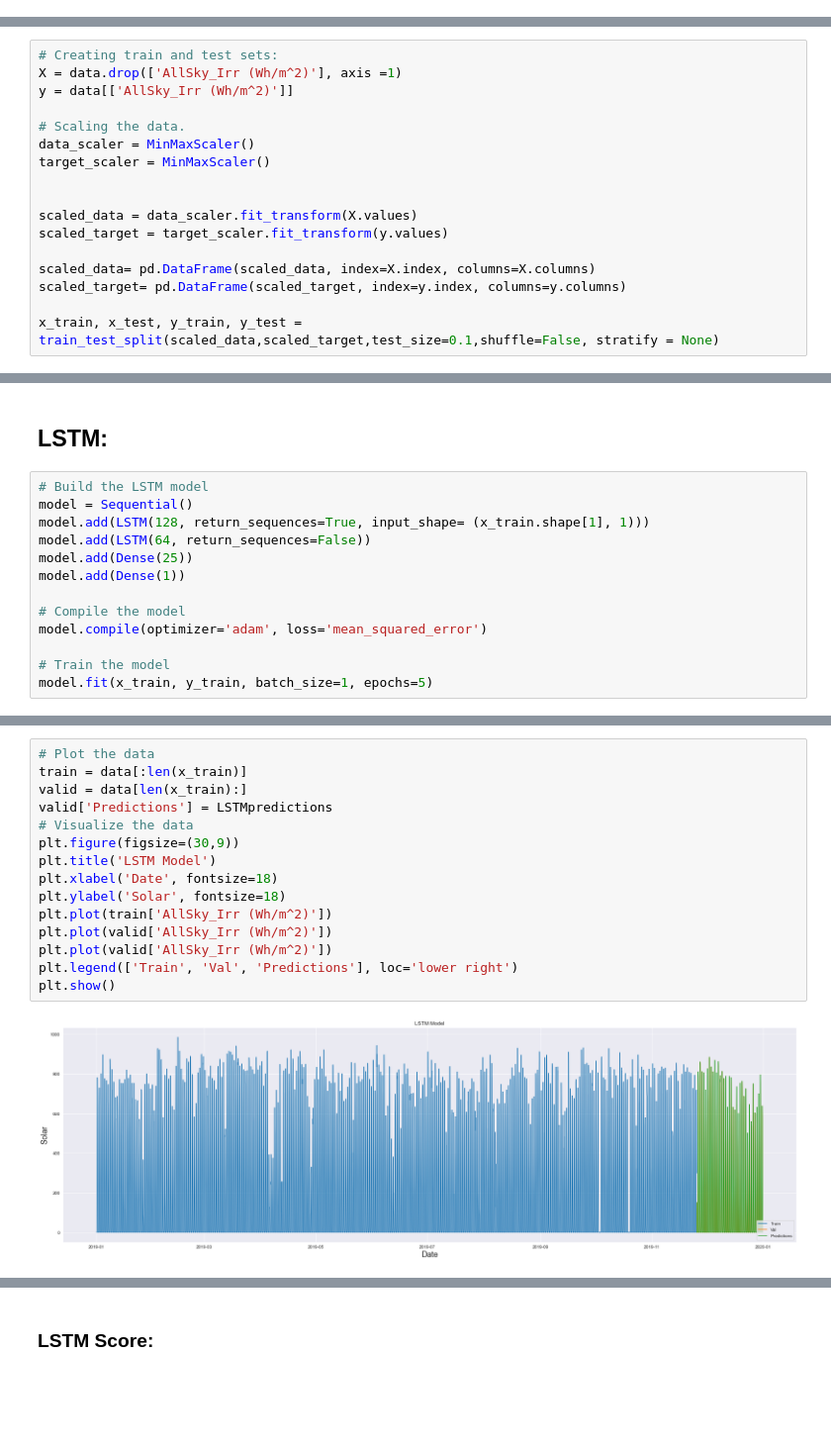
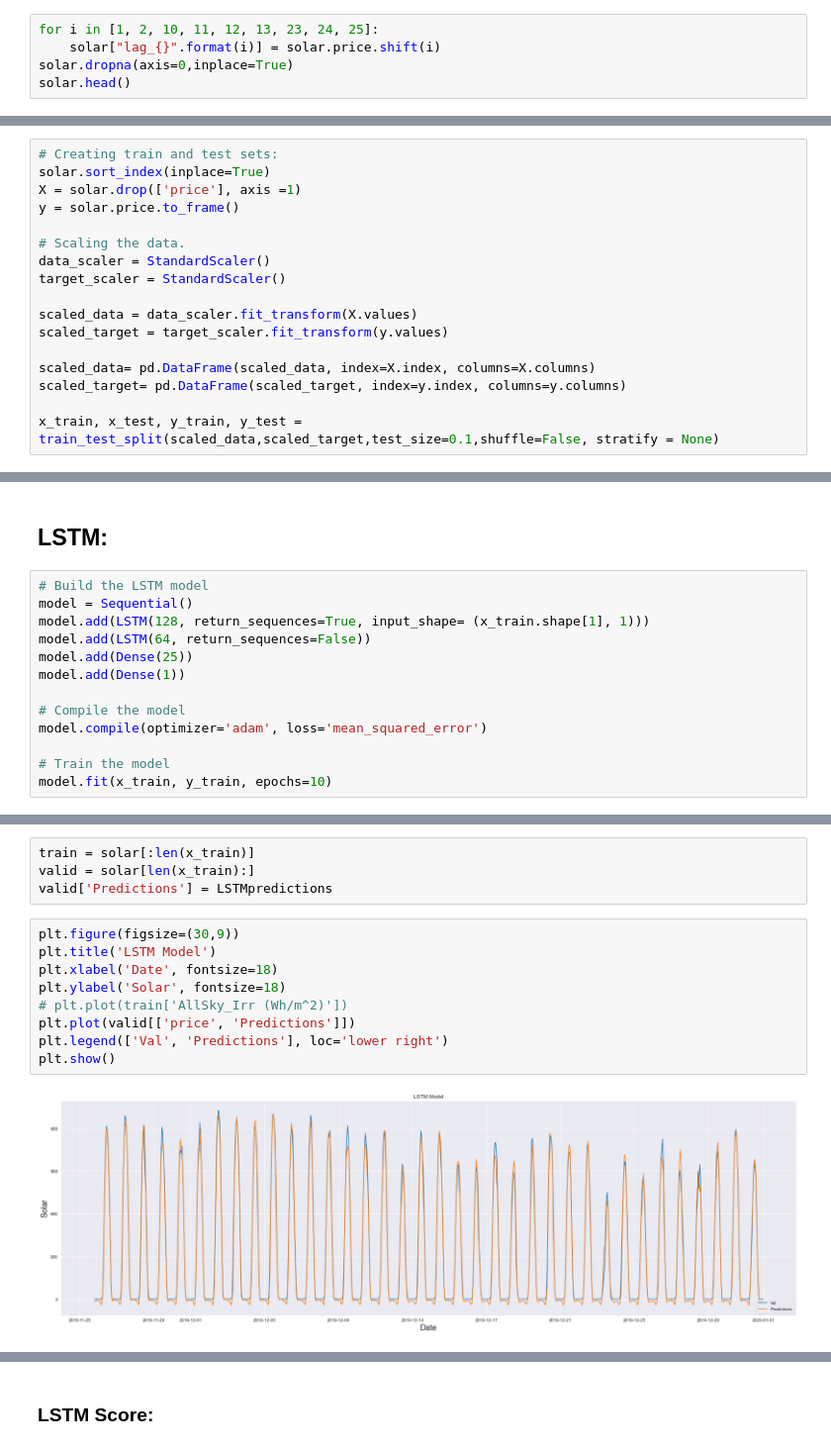
Before and after one commit to mohamed1249/Upwork-Projects, a Jupyter notebook: JS/Project - Copy.ipynb, the cells around one changed output, grey strips where cells are left out. Shown at 99% size. Cells and saved outputs as stored; diff of their text form; blank space fills up the shorter version.

```diff
--- a/JS/Project - Copy.ipynb
+++ b/JS/Project - Copy.ipynb
@@ -126,0 +178,5 @@ memory usage: 1.2 MB
+# %%
+for i in [1, 2, 10, 11, 12, 13, 23, 24, 25]:
+    solar["lag_{}".format(i)] = solar.price.shift(i)
+solar.dropna(axis=0,inplace=True)
+solar.head()
@@ -138,12 +202,12 @@ sns.heatmap(data.corr(), annot=True, cmap="YlOrRd", linewidths=0.1, annot_kws={"
 # %%
 # Creating train and test sets:
-X = data.drop(['AllSky_Irr (Wh/m^2)'], axis =1)
-y = data[['AllSky_Irr (Wh/m^2)']]
+solar.sort_index(inplace=True)
+X = solar.drop(['price'], axis =1)
+y = solar.price.to_frame()
 
 # Scaling the data.
-data_scaler = MinMaxScaler()
-target_scaler = MinMaxScaler()
-
+data_scaler = StandardScaler()
+target_scaler = StandardScaler()
 
 scaled_data = data_scaler.fit_transform(X.values)
 scaled_target = target_scaler.fit_transform(y.values)
@@ -183,5 +264,5 @@ model.add(Dense(1))
 model.compile(optimizer='adam', loss='mean_squared_error')
 
 # Train the model
-model.fit(x_train, y_train, batch_size=1, epochs=5)
+model.fit(x_train, y_train, epochs=10)
 # %% [output]
@@ -220,17 +330,15 @@ print(f'''
+# %%
+train = solar[:len(x_train)]
+valid = solar[len(x_train):]
+valid['Predictions'] = LSTMpredictions
 # %%
-# Plot the data
-train = data[:len(x_train)]
-valid = data[len(x_train):]
-valid['Predictions'] = LSTMpredictions
-# Visualize the data
 plt.figure(figsize=(30,9))
 plt.title('LSTM Model')
 plt.xlabel('Date', fontsize=18)
 plt.ylabel('Solar', fontsize=18)
-plt.plot(train['AllSky_Irr (Wh/m^2)'])
-plt.plot(valid['AllSky_Irr (Wh/m^2)'])
-plt.plot(valid['AllSky_Irr (Wh/m^2)'])
-plt.legend(['Train', 'Val', 'Predictions'], loc='lower right')
+# plt.plot(train['AllSky_Irr (Wh/m^2)'])
+plt.plot(valid[['price', 'Predictions']])
+plt.legend(['Val', 'Predictions'], loc='lower right')
 plt.show()
 # %% [output]
-[figure, old version]
+[figure, new version]
```
Also changed, not shown: parts of 82 cells of this notebook, 35 other files.
